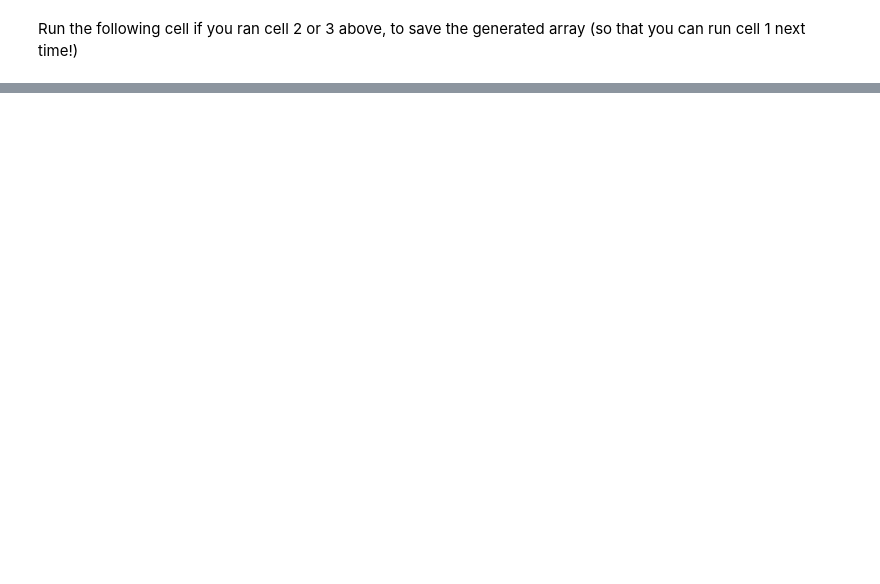
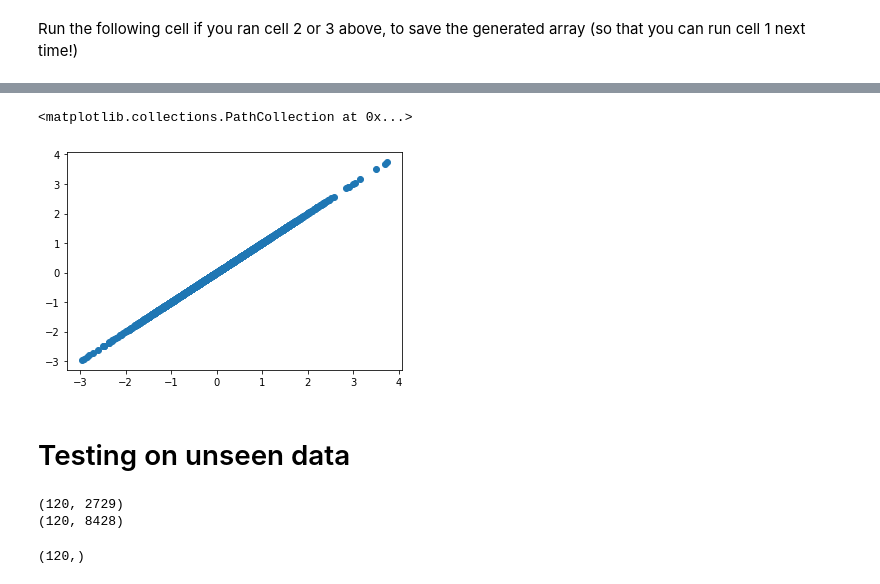
Before and after one commit to da5nsy/ReplicatingKay2008, a Jupyter notebook: main.ipynb, the cells around one changed output, grey strips where cells are left out. Cells and saved outputs as stored; diff of their text form; code cells hidden in the pictures; blank space fills up the shorter version.

```diff
--- a/main.ipynb
+++ b/main.ipynb
@@ -243,0 +299,19 @@ np.save('proj_test.npy',proj_test)
+# %%
+plt.scatter(reg.predict(X),y)
+# %% [output]
+<matplotlib.collections.PathCollection at 0x...>
+[figure, added]
+# %% [markdown]
+# Testing on unseen data
+# %%
+print(proj_test.shape)
+print(dat["responses_test"].shape)
+# %% [output]
+(120, 2729)
+(120, 8428)
+# %%
+vx1test = reg.predict(proj_test)
+#print(vx1test)
+print(vx1test.shape)
+# %% [output]
+(120,)
```
Also changed, not shown: parts of 27 cells of this notebook.
